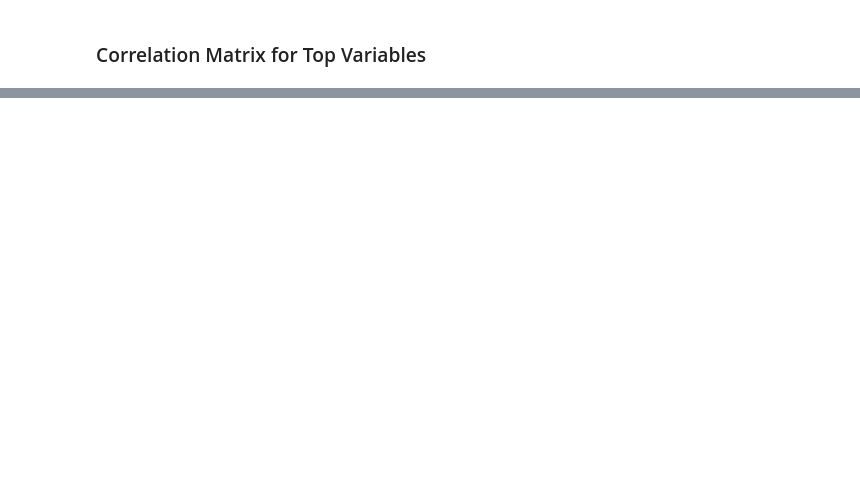
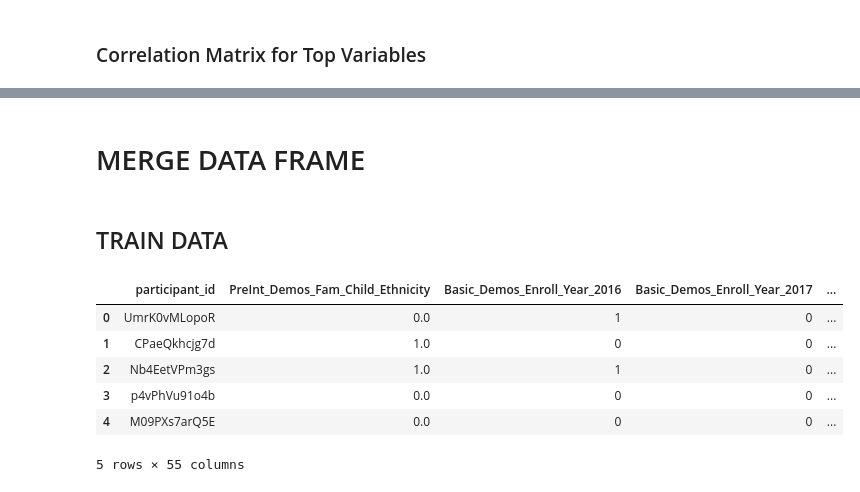
Before and after one commit to fatimahyusof/WiDS, a Jupyter notebook: Wids.ipynb, the cells around one changed output, grey strips where cells are left out. Drawn from its saved outputs; the diff is of its cells as text; code cells hidden in the pictures; blank space fills up the shorter version.

Commit message:
mrge data timah

```diff
--- a/Wids.ipynb
+++ b/Wids.ipynb
@@ -1472,0 +1564,14 @@ NameError: name 'pd' is not defined
+# %% [markdown]
+# MERGE DATA FRAME
+# %% [markdown]
+## TRAIN DATA
+# %%
+cat_train_final.head()
+# %% [output]
+|  | participant_id | PreInt_Demos_Fam_Child_Ethnicity | Basic_Demos_Enroll_Year_2016 | Basic_Demos_Enroll_Year_2017 | ... |
+| 0 | UmrK0vMLopoR | 0.0 | 1 | 0 | ... |
+| 1 | CPaeQkhcjg7d | 1.0 | 0 | 0 | ... |
+| 2 | Nb4EetVPm3gs | 1.0 | 1 | 0 | ... |
+| 3 | p4vPhVu91o4b | 0.0 | 0 | 0 | ... |
+| 4 | M09PXs7arQ5E | 0.0 | 0 | 0 | ... |
+5 rows × 55 columns
```
Also changed, not shown: parts of 42 cells of this notebook.
